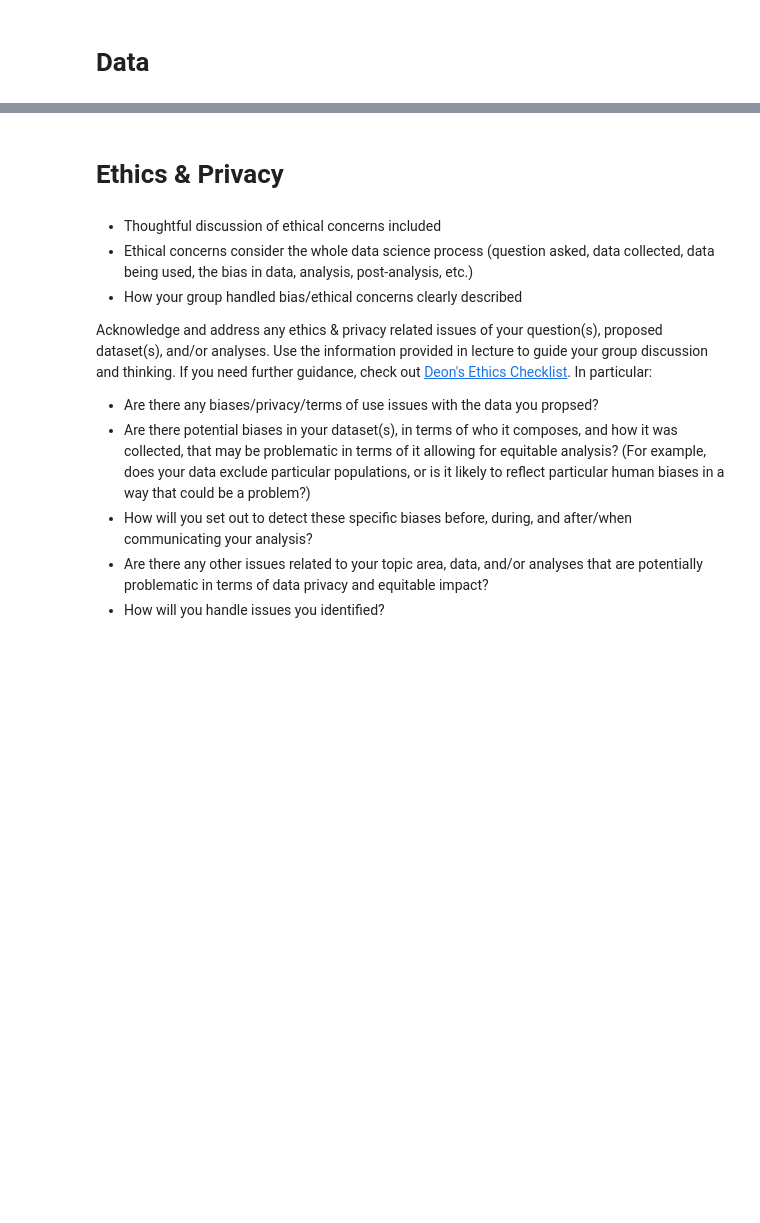
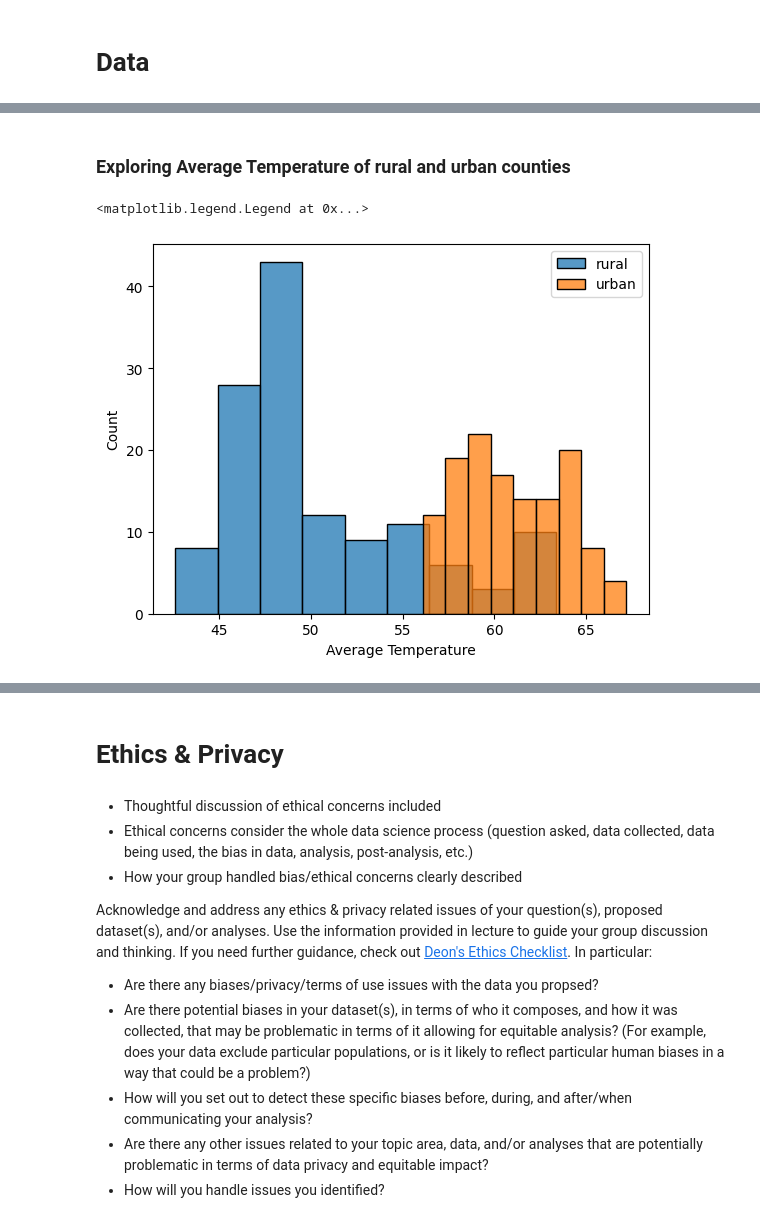
Before and after one commit to richardlaoo/Group131_DS_Analysis, a Jupyter notebook: FinalProject_Group131_SP25.ipynb, the cells around one changed output, grey strips where cells are left out. Drawn from its saved outputs; the diff is of its cells as text; code cells hidden in the pictures; blank space fills up the shorter version.

```diff
--- a/FinalProject_Group131_SP25.ipynb
+++ b/FinalProject_Group131_SP25.ipynb
@@ -107,0 +276,22 @@ Some more words and stuff.  Remember notebooks work best if you interleave the c
+# %%
+unemploymentrate = pd.read_csv('./Datasets/Unemployment/Unemployment_by_counties.csv')
+unemploymentrate.head()
+
+# pre-EDA prep
+
+# further wrangling unemployment dataset
+
+# wrangling dataset further to get year and county in their specific colums
+unemploymentrate.rename(columns= {'observation_date': 'Year'}, inplace = True)
+# getting specific year from a date
+
+unemploymentrate['Year'] = unemploymentrate.get('Year').apply(pd.to_datetime).dt.year
+# melting data to get county names in one column along with income
+unemploymentrate = pd.melt(unemploymentrate, id_vars= ['Year',], var_name='County', value_name = 'unemployment_rate')
+#capatilizing Data in coulmn series to be consistent with Current DF's
+unemploymentrate['County'] = unemploymentrate['County'].str.upper()
+
+# removing redundancy of county in county value for each row
+unemploymentrate['County'] = unemploymentrate['County'].apply(lambda x: x.replace('COUNTY','') if 'COUNTY' in x else x)
+
+unemploymentrate.head(20)
@@ -107,0 +514,10 @@ Some more words and stuff.  Remember notebooks work best if you interleave the c
+# %% [markdown]
+### Exploring Average Temperature of rural and urban counties
+# %%
+sns.histplot(rural_df['Average Temperature'], label = 'rural',palette=sns.color_palette('dark'))
+sns.histplot(urban_df['Average Temperature'], label = 'urban', palette=sns.color_palette('dark'))
+
+plt.legend()
+# %% [output]
+<matplotlib.legend.Legend at 0x...>
+[figure, added]
```
Also changed, not shown: parts of 127 cells of this notebook.
